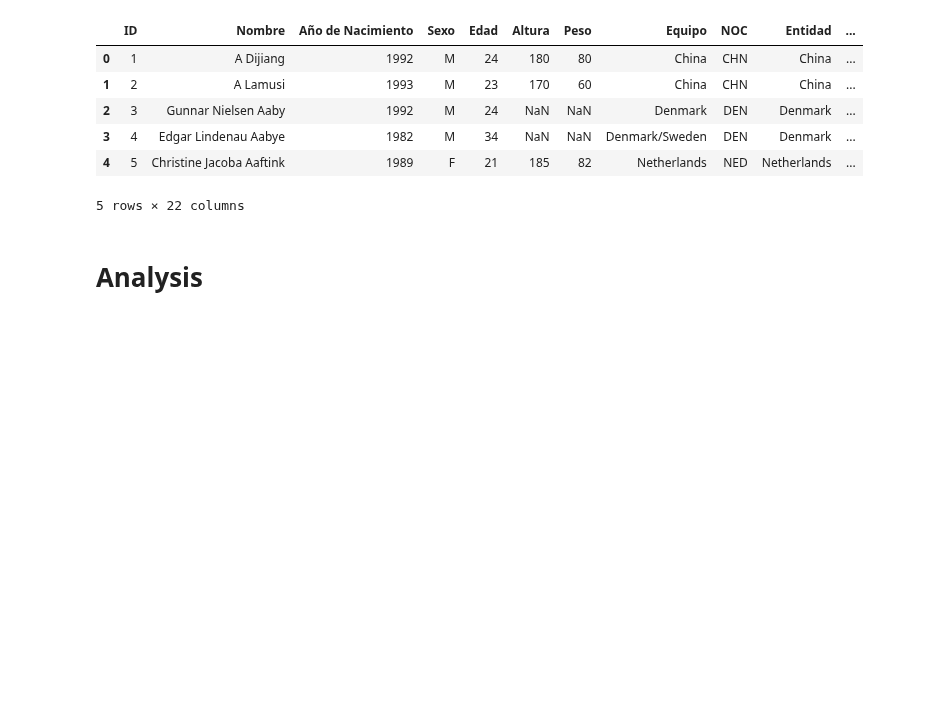
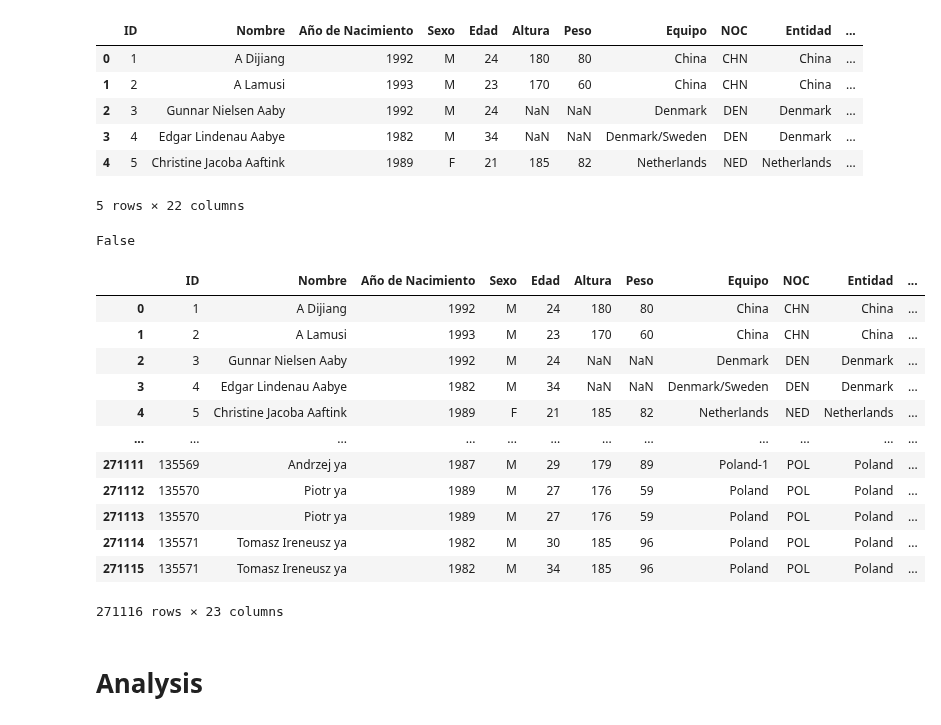
Before and after one commit to agutierrezmorag/olympic-games-datamart, a Jupyter notebook: olympics.ipynb, the cells around one changed output. Saved outputs shown, nothing was run; the diff lists cells and outputs as text; code cells hidden in the pictures; blank space fills up the shorter version.

Commit message:
categorized events by gender

```diff
--- a/olympics.ipynb
+++ b/olympics.ipynb
@@ -638,3 +498,64 @@ ol_data.head()
+# %%
+def check_gender(row):
+    if (
+        row["Sexo"] == "F"
+        and "women's" not in row["Evento"].lower()
+        and "mixed" not in row["Evento"].lower()
+    ):
+        return False
+    elif (
+        row["Sexo"] == "M"
+        and "men's" not in row["Evento"].lower()
+        and "mixed" not in row["Evento"].lower()
+    ):
+        return False
+    return True
+
+
+ol_data["gender_check"] = ol_data.apply(check_gender, axis=1)
+
+# Check if there are any rows where gender_check is False
+any_gender_mismatch = (ol_data["gender_check"] == False).any()
+ol_data.drop("gender_check", axis=1, inplace=True)
+
+print(any_gender_mismatch)
+# %% [output]
+False
+# %%
+def categorize_event(row):
+    event = row["Evento"].lower()
+    if "mixed" in event:
+        return "Mixto"
+    elif "women's" in event or "(women)'s" in event:
+        return "Femenino"
+    elif "men's" in event or "(men)'s" in event:
+        return "Masculino"
+    else:
+        print(f"Uncategorized event: {row['Evento']}")
+        return "Otro"
+
+
+# Create Categoria column
+ol_data["Categoria evento"] = ol_data.apply(categorize_event, axis=1)
+
+# Strip leading and trailing whitespace
+ol_data["Evento"] = ol_data["Evento"].str.strip()
+# %%
+ol_data
+# %% [output]
+|  | ID | Nombre | Año de Nacimiento | Sexo | Edad | Altura | Peso | Equipo | NOC | Entidad | ... |
+| 0 | 1 | A Dijiang | 1992 | M | 24 | 180 | 80 | China | CHN | China | ... |
+| 1 | 2 | A Lamusi | 1993 | M | 23 | 170 | 60 | China | CHN | China | ... |
+| 2 | 3 | Gunnar Nielsen Aaby | 1992 | M | 24 | NaN | NaN | Denmark | DEN | Denmark | ... |
+| 3 | 4 | Edgar Lindenau Aabye | 1982 | M | 34 | NaN | NaN | Denmark/Sweden | DEN | Denmark | ... |
+| 4 | 5 | Christine Jacoba Aaftink | 1989 | F | 21 | 185 | 82 | Netherlands | NED | Netherlands | ... |
+| ... | ... | ... | ... | ... | ... | ... | ... | ... | ... | ... | ... |
+| 271111 | 135569 | Andrzej ya | 1987 | M | 29 | 179 | 89 | Poland-1 | POL | Poland | ... |
+| 271112 | 135570 | Piotr ya | 1989 | M | 27 | 176 | 59 | Poland | POL | Poland | ... |
+| 271113 | 135570 | Piotr ya | 1989 | M | 27 | 176 | 59 | Poland | POL | Poland | ... |
+| 271114 | 135571 | Tomasz Ireneusz ya | 1982 | M | 30 | 185 | 96 | Poland | POL | Poland | ... |
+| 271115 | 135571 | Tomasz Ireneusz ya | 1982 | M | 34 | 185 | 96 | Poland | POL | Poland | ... |
+271116 rows × 23 columns
 # %%
 # save the modified data to a new csv file
 ol_data.to_csv("datasets/olympics-spanish.csv", index=False)
```
Also changed, not shown: parts of 33 cells of this notebook, 1 other file.
